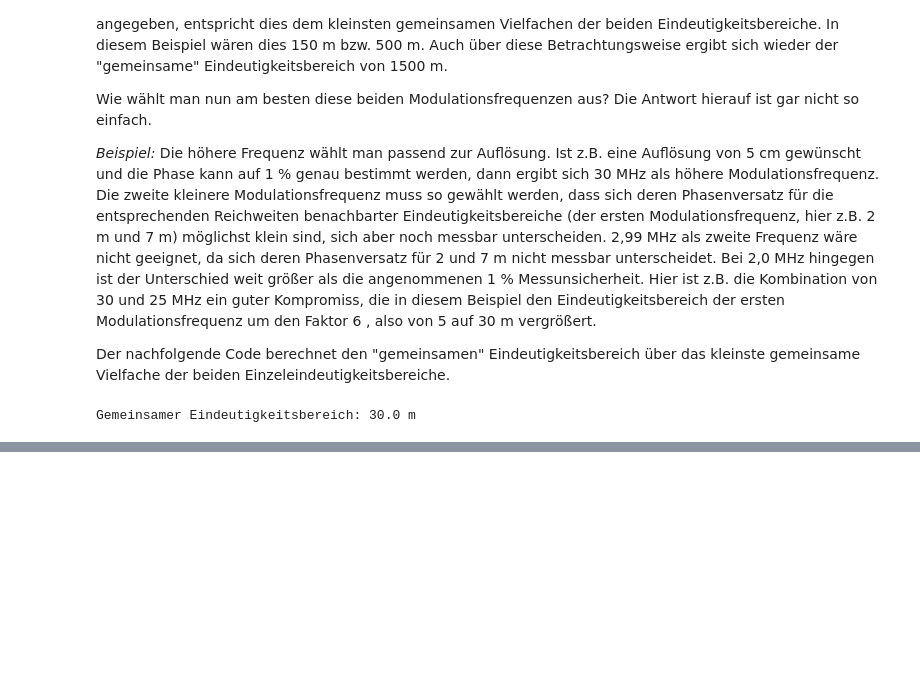
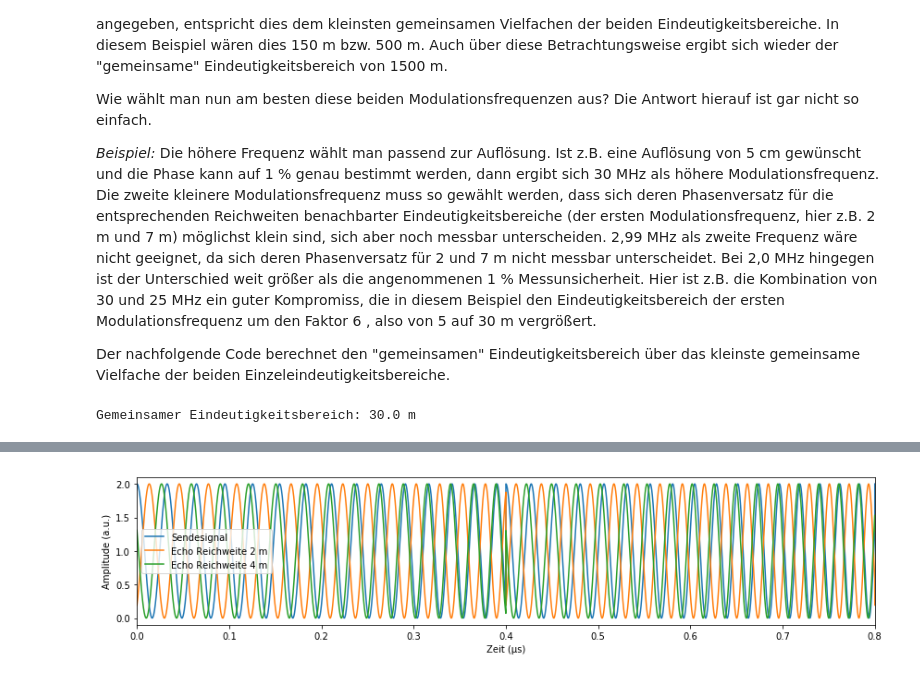
Before and after one commit to StefanMack/LidarPhase, a Jupyter notebook: LidarPhaseMess.ipynb, the cells around one changed output, grey strips where cells are left out. Cells and saved outputs as stored; diff of their text form; code cells hidden in the pictures; blank space fills up the shorter version.

```diff
--- a/LidarPhaseMess.ipynb
+++ b/LidarPhaseMess.ipynb
@@ -283,0 +349,18 @@ Gemeinsamer Eindeutigkeitsbereich: 30.0 m
+# %%
+i_0 = 1 # offset
+sig_0 = np.cos(2*np.pi*(f_sig_0)*t) + i_0
+sig_x1 = np.cos(2*np.pi*(f_sig_0)*(t-2*x_1/c)) + i_0
+sig_x2 = np.cos(2*np.pi*(f_sig_0)*(t-2*x_2/c)) + i_0
+
+fig, ax = plt.subplots(nrows=1, ncols= 1)
+ax.set_xlabel('Zeit (µs)')
+ax.set_ylabel('Amplitude (a.u.)')
+ax.plot(t_us,sig_0,'-',label='Sendesignal')
+ax.plot(t_us,sig_x1,'-',label='Echo Reichweite {} m'.format(x_1))
+ax.plot(t_us,sig_x2,'-',label='Echo Reichweite {} m'.format(x_2))
+ax.set_xlim(left = 0,right = 2*T_freq_sweep * 1e6) # display 2 periods
+ax.legend()
+fig.set_size_inches((12,3))
+plt.tight_layout() # for lables not to overlap
+# %% [output]
+[figure, added]
```
Also changed, not shown: parts of 12 cells of this notebook.
